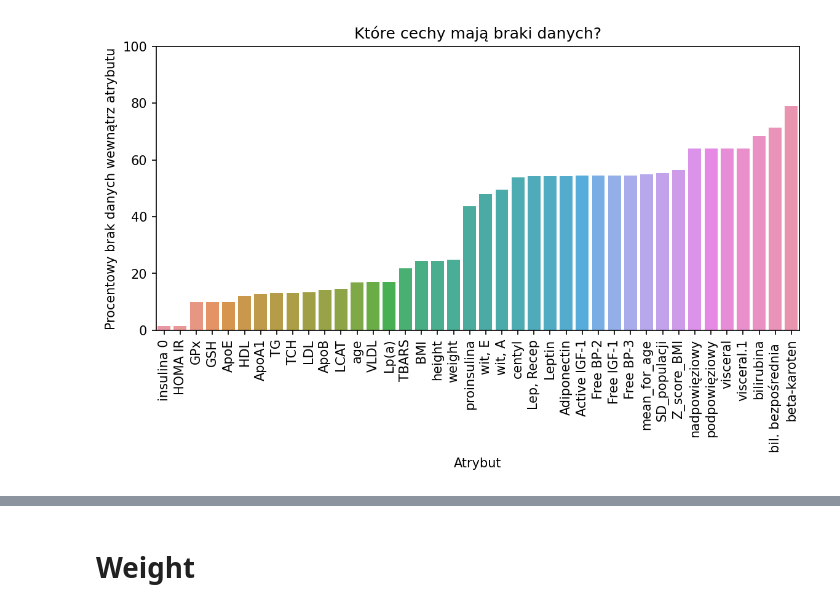
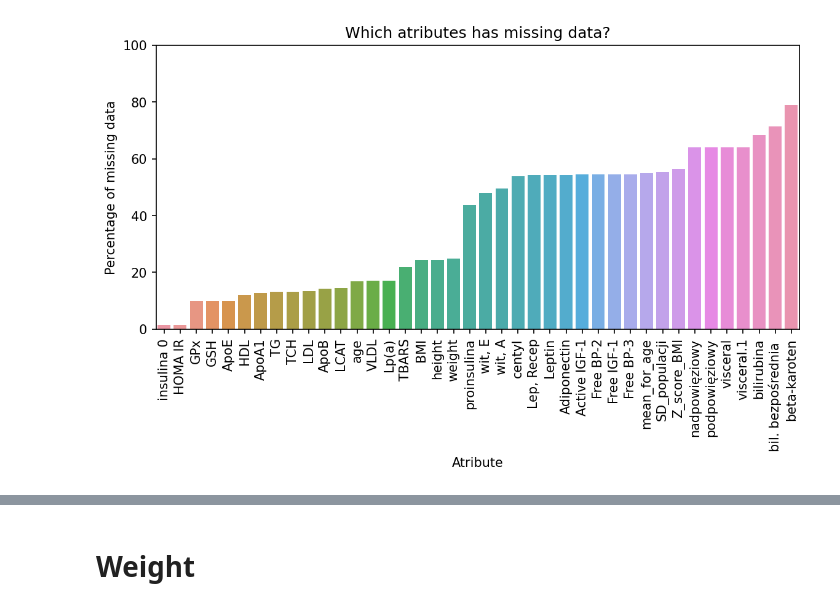
Before and after one commit to jakubpludowski/NAFLD-classifier, a Jupyter notebook: data_loader.ipynb, the cells around one changed output, grey strips where cells are left out. Saved outputs shown, nothing was run; the diff lists cells and outputs as text; code cells hidden in the pictures.

Commit message:
figures

```diff
--- a/data_loader.ipynb
+++ b/data_loader.ipynb
@@ -28,22 +28,22 @@ healthy = dataset[(dataset['label']=='k')]
 # %%
 def percent_missing(df):
     percent_nan = 100* df.isnull().sum() / len(df)
     percent_nan = percent_nan[percent_nan>0].sort_values()
     return percent_nan
 
 def draw_missing(dataset):
     ifg = plt.figure(figsize=(9,4),dpi=150)
     percent_nan = percent_missing(dataset)
     sns.barplot(x=percent_nan.index,y=percent_nan)
     plt.xticks(rotation=90)
     plt.ylim(0,100)
-    plt.ylabel("Procentowy brak danych wewnątrz atrybutu")
-    plt.xlabel("Atrybut")
-    plt.title("Które cechy mają braki danych?")
+    plt.ylabel("Percentage of missing data")
+    plt.xlabel("Atribute")
+    plt.title("Which atributes has missing data?")
 
 draw_missing(dataset)
 # %% [output]
-[figure, old version]
+[figure, new version]
 # %%
 dataset.describe()
 # %% [output]
```
Also changed, not shown: parts of 5 cells of this notebook, 8 other files.
